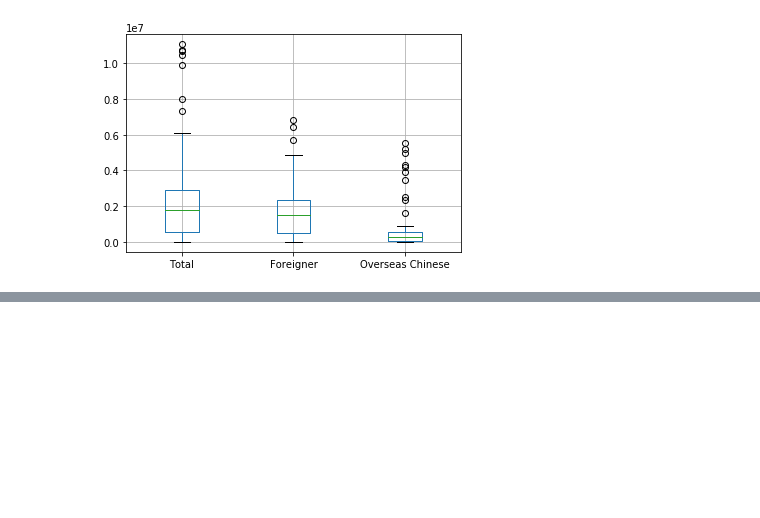
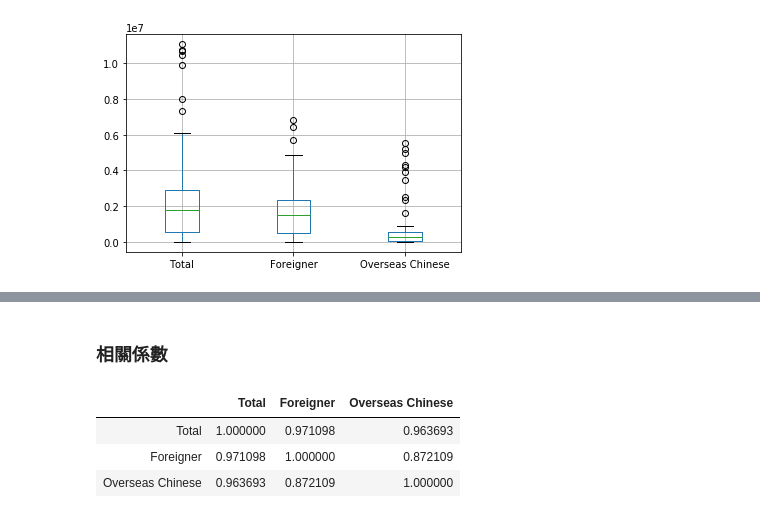
Before and after one commit to julie861106/2019Python, a Jupyter notebook: 1030_HW.ipynb, the cells around one changed output, grey strips where cells are left out. Cells and saved outputs as stored; diff of their text form; code cells hidden in the pictures; blank space fills up the shorter version.

```diff
--- a/1030_HW.ipynb
+++ b/1030_HW.ipynb
@@ -152,0 +165,9 @@ plt.show()
+# %% [markdown]
+### 相關係數
+# %%
+df_sorted.corr()
+# %% [output]
+|  | Total | Foreigner | Overseas Chinese |
+| Total | 1.000000 | 0.971098 | 0.963693 |
+| Foreigner | 0.971098 | 1.000000 | 0.872109 |
+| Overseas Chinese | 0.963693 | 0.872109 | 1.000000 |
```
Also changed, not shown: parts of 1 cell of this notebook.
